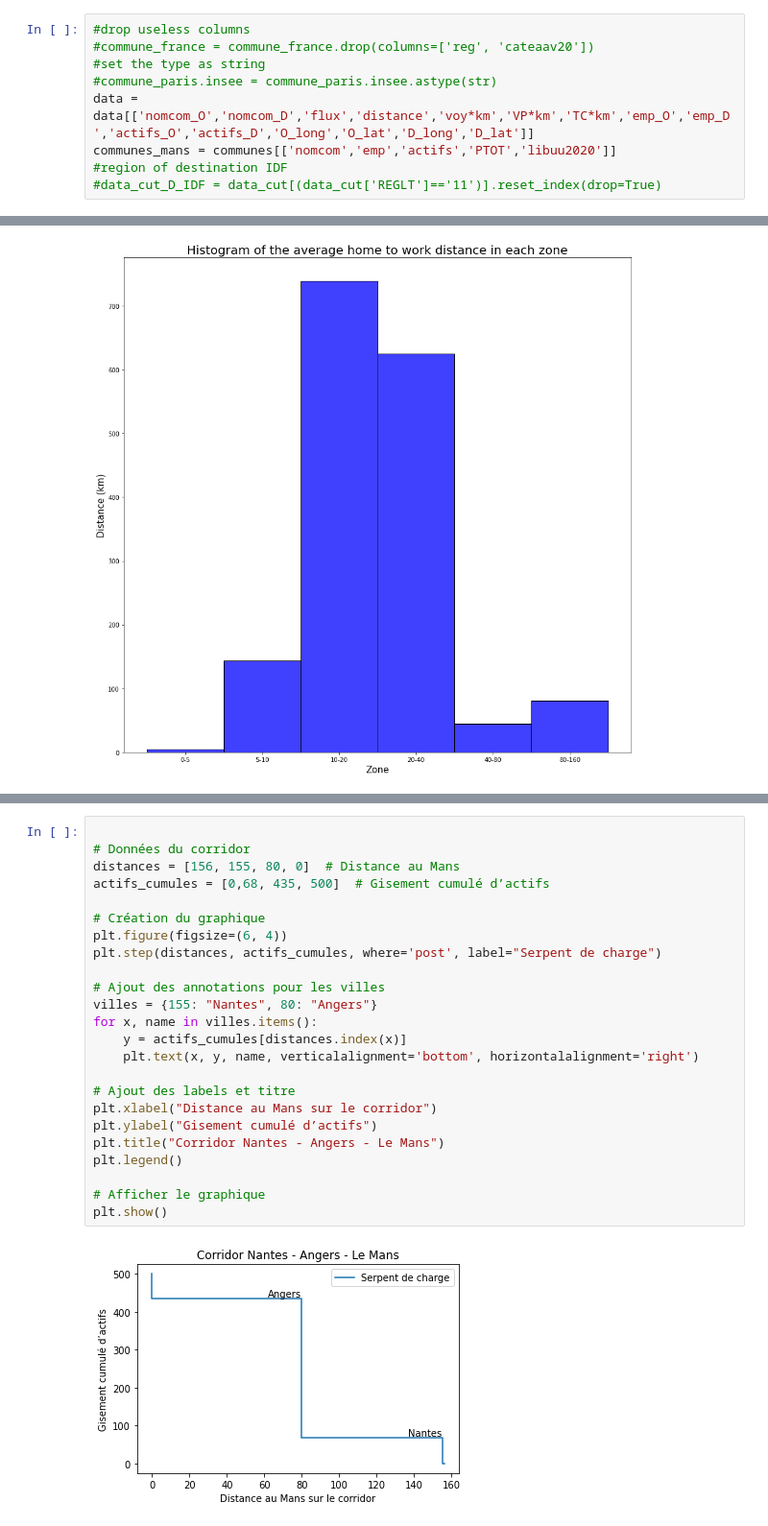
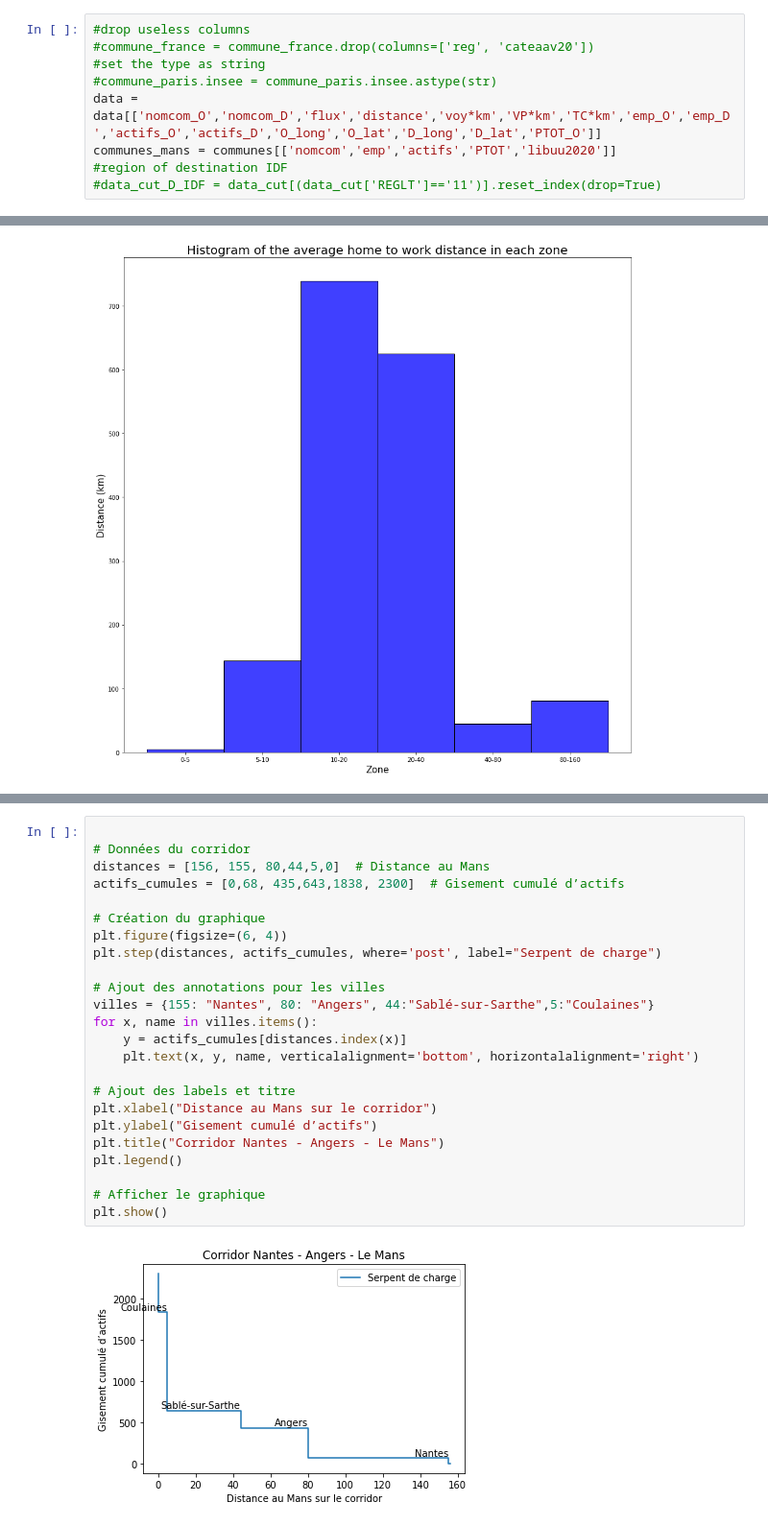
Before and after one commit to MaxelieG/SOMS, a Jupyter notebook: Histogram.ipynb, the cells around one changed output, grey strips where cells are left out. Shown at 96% size. Cells and saved outputs as stored; diff of their text form.

```diff
--- a/Histogram.ipynb
+++ b/Histogram.ipynb
@@ -42,7 +42,7 @@ commune_france = gpd.read_file('C:/Users/kangl/Desktop/données/shapefile/France
 #commune_france = commune_france.drop(columns=['reg', 'cateaav20'])
 #set the type as string
 #commune_paris.insee = commune_paris.insee.astype(str)
-data = data[['nomcom_O','nomcom_D','flux','distance','voy*km','VP*km','TC*km','emp_O','emp_D','actifs_O','actifs_D','O_long','O_lat','D_long','D_lat']]
+data = data[['nomcom_O','nomcom_D','flux','distance','voy*km','VP*km','TC*km','emp_O','emp_D','actifs_O','actifs_D','O_long','O_lat','D_long','D_lat','PTOT_O']]
 communes_mans = communes[['nomcom','emp','actifs','PTOT','libuu2020']]
 #region of destination IDF
 #data_cut_D_IDF = data_cut[(data_cut['REGLT']=='11')].reset_index(drop=True)
@@ -449,26 +572,26 @@ filtered_data_D_la_ferte_bernard = filtered_data_D[filtered_data_D['nomcom_O'] =
 # %%
 
 # Données du corridor
-distances = [156, 155, 80, 0]  # Distance au Mans
-actifs_cumules = [0,68, 435, 500]  # Gisement cumulé d’actifs
+distances = [156, 155, 80,44,5,0]  # Distance au Mans
+actifs_cumules = [0,68, 435,643,1838, 2300]  # Gisement cumulé d’actifs
 
 # Création du graphique
 plt.figure(figsize=(6, 4))
 plt.step(distances, actifs_cumules, where='post', label="Serpent de charge")
 
 # Ajout des annotations pour les villes
-villes = {155: "Nantes", 80: "Angers"}
+villes = {155: "Nantes", 80: "Angers", 44:"Sablé-sur-Sarthe",5:"Coulaines"}
 for x, name in villes.items():
     y = actifs_cumules[distances.index(x)]
     plt.text(x, y, name, verticalalignment='bottom', horizontalalignment='right')
 
 # Ajout des labels et titre
 plt.xlabel("Distance au Mans sur le corridor")
 plt.ylabel("Gisement cumulé d’actifs")
 plt.title("Corridor Nantes - Angers - Le Mans")
 plt.legend()
 
 # Afficher le graphique
 plt.show()
 # %% [output]
-[figure, old version]
+[figure, new version]
```
Also changed, not shown: parts of 10 cells of this notebook, 2 other files.
